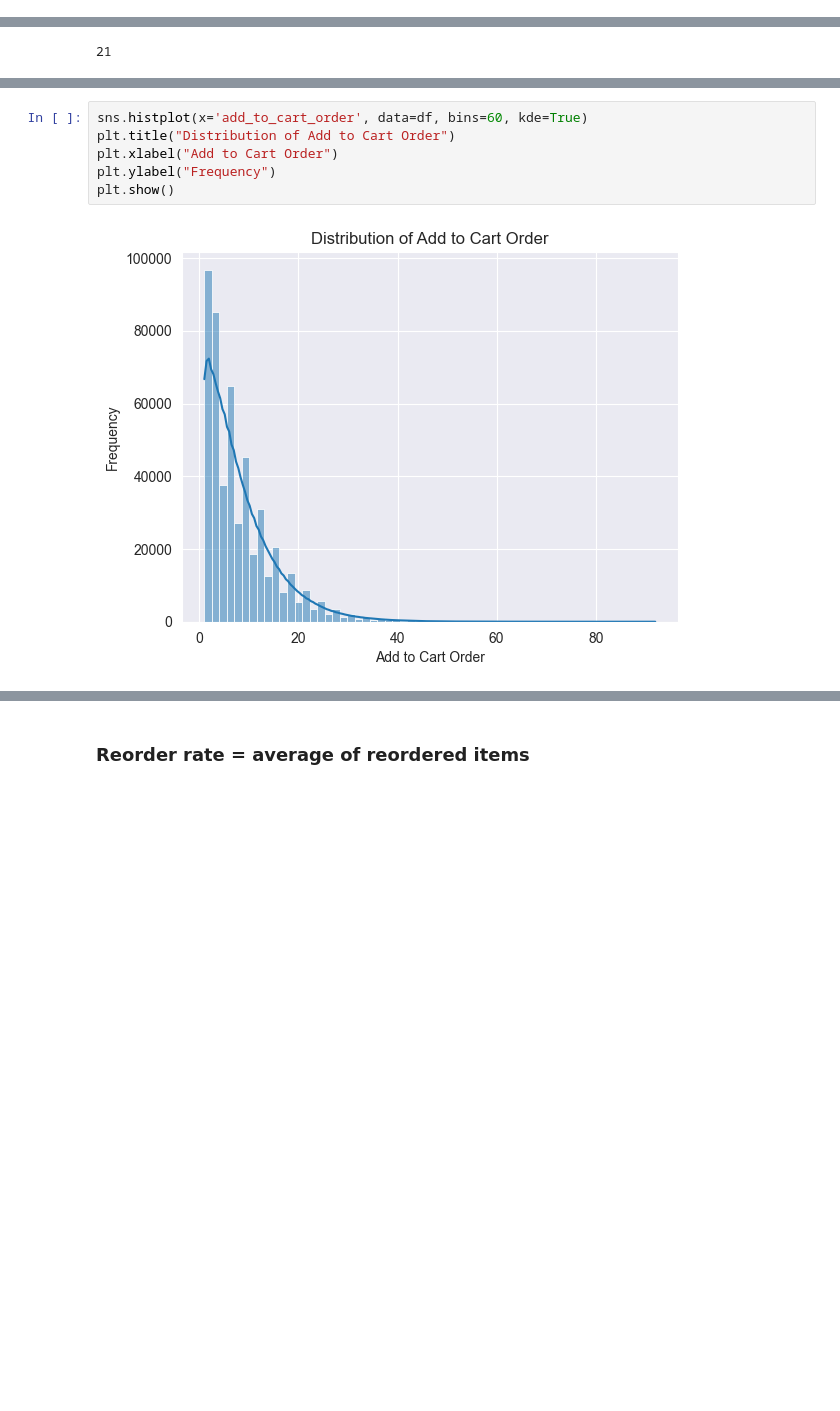
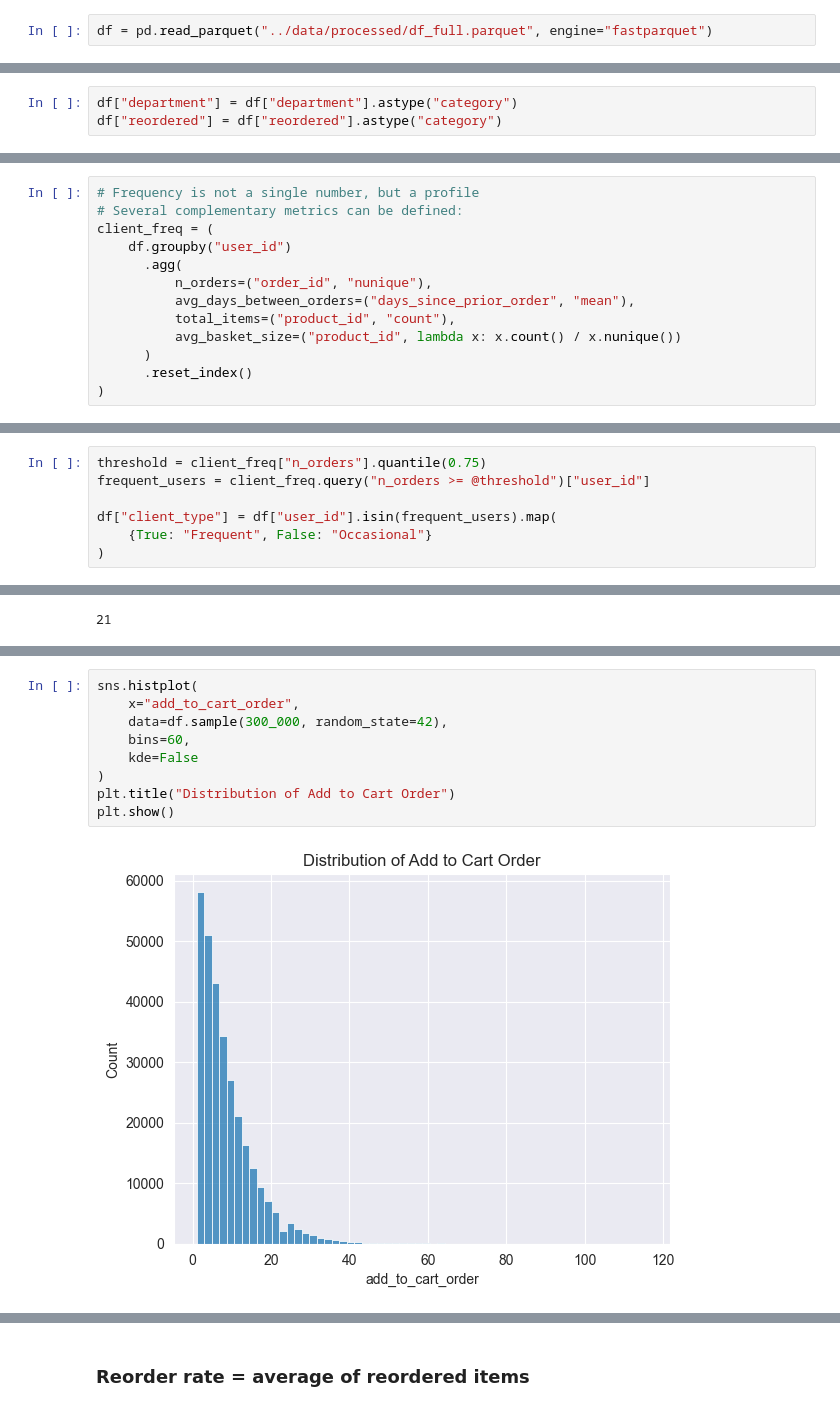
Before and after one commit to NathanLeDev/Data-Driven-Retail-Insights-for-Cost-Savings-Revenue-Growth, a Jupyter notebook: notebooks/02_EDA.ipynb, the cells around one changed output, grey strips where cells are left out. Saved outputs shown, nothing was run; the diff lists cells and outputs as text; blank space fills up the shorter version.

```diff
--- a/notebooks/02_EDA.ipynb
+++ b/notebooks/02_EDA.ipynb
@@ -7,3 +18,5 @@ df = pd.read_csv("../data/processed/df_full.csv", nrows=500000)
+# %%
+df = pd.read_parquet("../data/processed/df_full.parquet", engine="fastparquet")
 # %%
 df.head(10)
 # %% [output]
@@ -121,0 +96,3 @@ plt.show()
+# %%
+df["department"] = df["department"].astype("category")
+df["reordered"] = df["reordered"].astype("category")
@@ -128,0 +369,13 @@ Name: proportion, dtype: float64
+# %%
+# Frequency is not a single number, but a profile
+# Several complementary metrics can be defined:
+client_freq = (
+    df.groupby("user_id")
+      .agg(
+          n_orders=("order_id", "nunique"),
+          avg_days_between_orders=("days_since_prior_order", "mean"),
+          total_items=("product_id", "count"),
+          avg_basket_size=("product_id", lambda x: x.count() / x.nunique())
+      )
+      .reset_index()
+)
@@ -128,0 +402,7 @@ Name: proportion, dtype: float64
+# %%
+threshold = client_freq["n_orders"].quantile(0.75)
+frequent_users = client_freq.query("n_orders >= @threshold")["user_id"]
+
+df["client_type"] = df["user_id"].isin(frequent_users).map(
+    {True: "Frequent", False: "Occasional"}
+)
@@ -148,8 +487,11 @@ plt.show()
 # %%
-sns.histplot(x='add_to_cart_order', data=df, bins=60, kde=True)
+sns.histplot(
+    x="add_to_cart_order",
+    data=df.sample(300_000, random_state=42),
+    bins=60,
+    kde=False
+)
 plt.title("Distribution of Add to Cart Order")
-plt.xlabel("Add to Cart Order")
-plt.ylabel("Frequency")
 plt.show()
 # %% [output]
-[figure, old version]
+[figure, new version]
```
Also changed, not shown: parts of 51 cells of this notebook, 1 other file.
